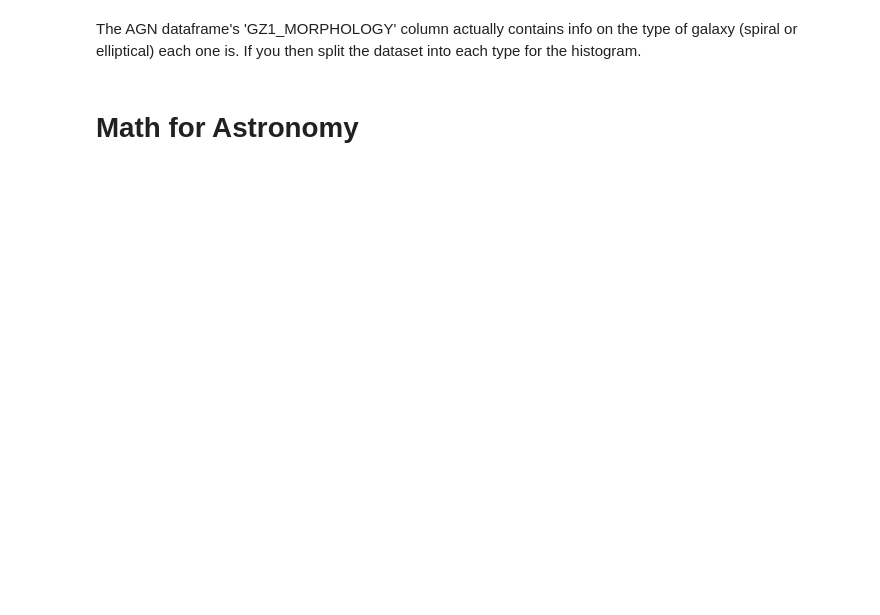
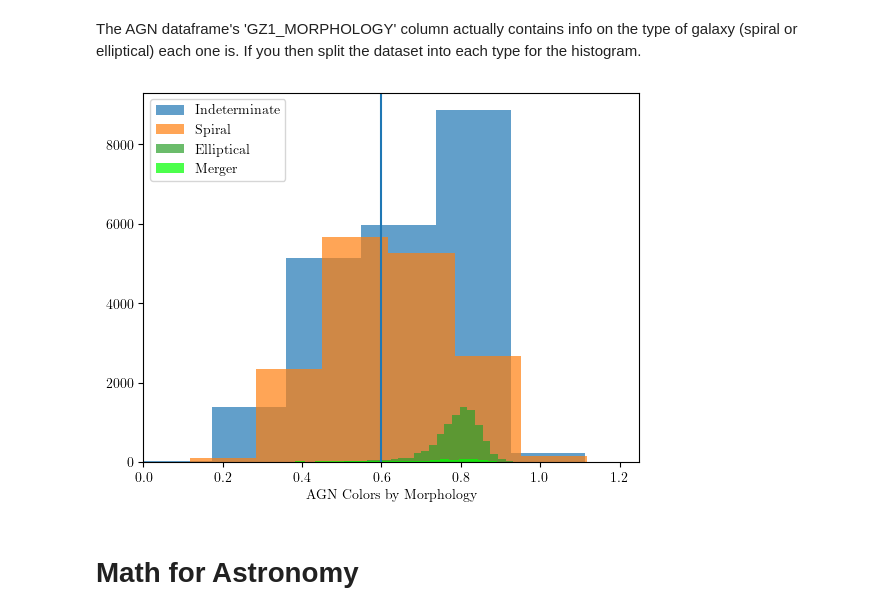
Before and after one commit to walipalmer/CFR-2024, a Jupyter notebook: module_astro/astro_module_working.ipynb, the cells around one changed output. Saved outputs shown, nothing was run; the diff lists cells and outputs as text; code cells hidden in the pictures; blank space fills up the shorter version.

```diff
--- a/module_astro/astro_module_working.ipynb
+++ b/module_astro/astro_module_working.ipynb
@@ -134,4 +213,21 @@ Back to the assumption that all spirals are blue, if we look at a color histogra
 # %% [markdown]
 The AGN dataframe's 'GZ1_MORPHOLOGY' column actually contains info on the type of galaxy (spiral or elliptical) each one is. If you then split the dataset into each type for the histogram.
+# %%
+indeterminate = data[data['GZ1_MORPHOLOGY'] == 0]
+elliptical = data[data['GZ1_MORPHOLOGY'] == 1]
+spiral = data[data['GZ1_MORPHOLOGY'] == 4]
+merger = data[data['GZ1_MORPHOLOGY'] == 3]
+# %%
+plt.hist(indeterminate['COLOR'], bins=50, alpha=0.7, label='Indeterminate')
+plt.hist(spiral['COLOR'], bins=50, alpha=0.7, label='Spiral')
+plt.hist(elliptical['COLOR'], bins=50, alpha=0.7, label='Elliptical')
+plt.hist(merger['COLOR'], bins=50, alpha=0.7, label='Merger', color='lime')
+plt.xlim(0,1.25)
+plt.xlabel('AGN Colors by Morphology')
+plt.axvline(0.6)
+plt.legend()
+plt.show()
+# %% [output]
+[figure, added]
 # %% [markdown]
 # Math for Astronomy
```
Also changed, not shown: parts of 42 cells of this notebook.
